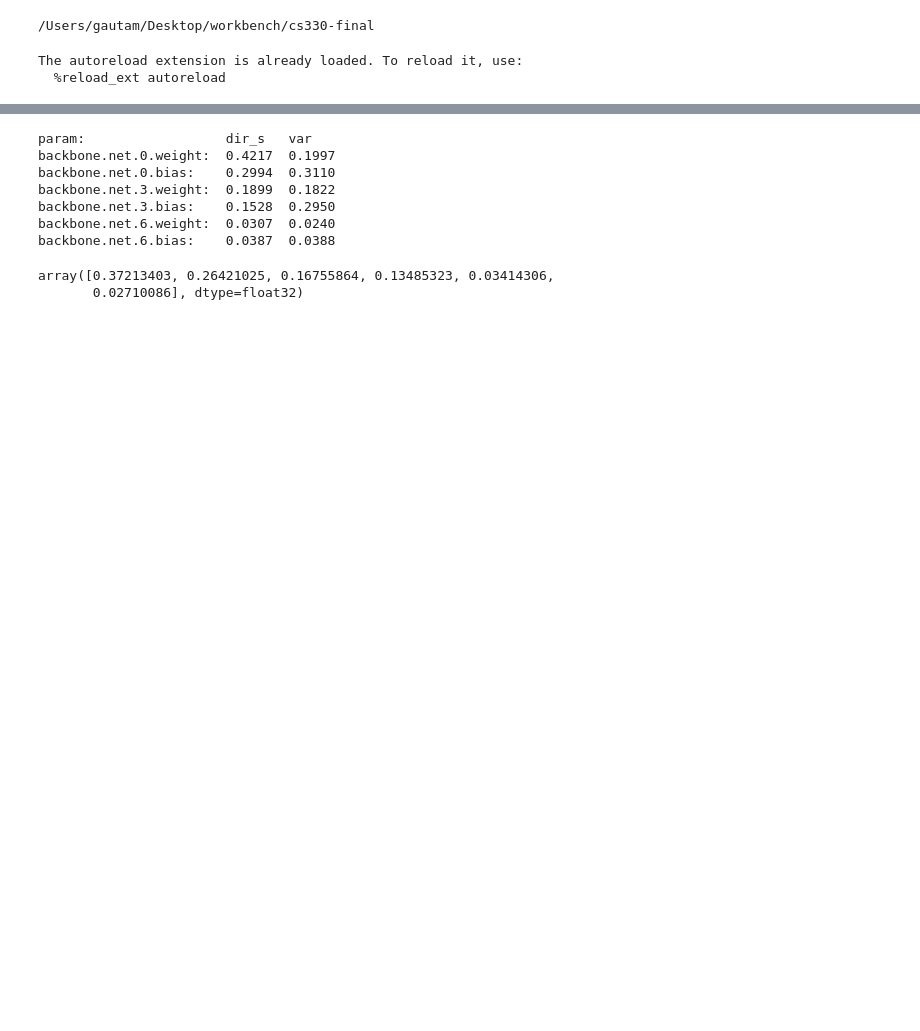
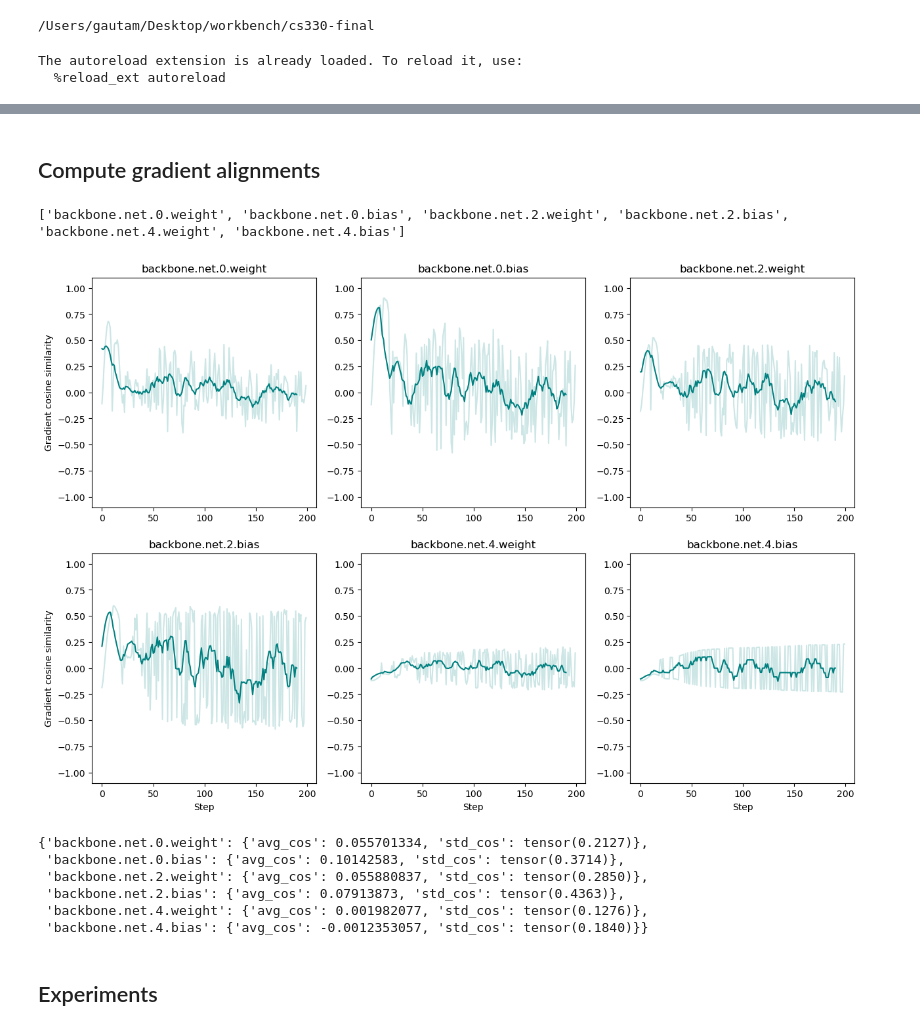
Before and after one commit to zedian/CS330-FinalProject, a Jupyter notebook: nb/scr2.ipynb, the cells around one changed output, grey strips where cells are left out. Cells and saved outputs as stored; diff of their text form; code cells hidden in the pictures; blank space fills up the shorter version.

```diff
--- a/nb/scr2.ipynb
+++ b/nb/scr2.ipynb
@@ -185,0 +60,2 @@ step 190 {'t0': 0.1518026739358902, 't1': 0.17539730668067932}
+# %% [markdown]
+## Compute gradient alignments
@@ -186,37 +83,50 @@ step 190 {'t0': 0.1518026739358902, 't1': 0.17539730668067932}
 # %%
-param_keys = ['backbone.' + k for k in list(mtl.backbone.state_dict().keys())]
+param_keys = ['backbone.' + k for k in list(shared_mtl.backbone.state_dict().keys())]
+print(param_keys)
 
-print('param: \t\t\tdir_s\tvar')
+heuristic_results = {}
 
-values = []
+# plots
+n_rows = 2
+n_cols = 3
+fig, axes = plt.subplots(n_rows, n_cols, figsize=(15, 10))
 
-for key in param_keys:
+for i, key in enumerate(param_keys):
+    # get gradients
     g0 = stack_grad(grads, 't0', key)
     g1 = stack_grad(grads, 't1', key)
 
+    # heuristics computations
     cosine = torch.sum(F.normalize(g0, dim=-1) * F.normalize(g1, dim=-1), dim=-1)
-    smooth_cos = low_pass_filter(cosine, filter_size=10)[0]
+    smooth_cos = low_pass_filter(cosine[None], filter_size=10)[0][0]
 
-    print(f'{key}: \t{smooth_cos.mean():.4f}\t{cosine.var():.4f}')
-    values.append(smooth_cos.mean())
+    avg_smoothed_cos = smooth_cos.mean()
+    std_cos = cosine.std()
 
-    # plt.title(key)
-    # plt.ylim([-1.1, 1.1])
-    # plt.plot(cosine)
-    # plt.plot(smooth_cos)
-    # plt.show()
+    heuristic_results[key] = {'avg_cos': avg_smoothed_cos, 'std_cos': std_cos}
+
+    # plot
+    row, col = i // n_cols, i % n_cols
+    ax = axes[row][col]
+    ax.set_title(key)
+    if col == 0:
+        ax.set_ylabel('Gradient cosine similarity')
+    if row == n_rows - 1:
+        ax.set_xlabel('Step')
+    ax.set_ylim([-1.1, 1.1])
+    ax.plot(cosine, color='teal', alpha=0.2)
+    ax.plot(smooth_cos, color='teal')
 # %% [output]
-param:                  dir_s   var
-backbone.net.0.weight:  0.4217  0.1997
-backbone.net.0.bias:    0.2994  0.3110
-backbone.net.3.weight:  0.1899  0.1822
-backbone.net.3.bias:    0.1528  0.2950
-backbone.net.6.weight:  0.0307  0.0240
-backbone.net.6.bias:    0.0387  0.0388
+['backbone.net.0.weight', 'backbone.net.0.bias', 'backbone.net.2.weight', 'backbone.net.2.bias', 'backbone.net.4.weight', 'backbone.net.4.bias']
+[figure, added]
 # %%
-import numpy as np
-v = sorted(values, reverse=True)
-v / np.sum(v)
+heuristic_results
 # %% [output]
-array([0.37213403, 0.26421025, 0.16755864, 0.13485323, 0.03414306,
-       0.02710086], dtype=float32)
+{'backbone.net.0.weight': {'avg_cos': 0.055701334, 'std_cos': tensor(0.2127)},
+ 'backbone.net.0.bias': {'avg_cos': 0.10142583, 'std_cos': tensor(0.3714)},
+ 'backbone.net.2.weight': {'avg_cos': 0.055880837, 'std_cos': tensor(0.2850)},
+ 'backbone.net.2.bias': {'avg_cos': 0.07913873, 'std_cos': tensor(0.4363)},
+ 'backbone.net.4.weight': {'avg_cos': 0.001982077, 'std_cos': tensor(0.1276)},
+ 'backbone.net.4.bias': {'avg_cos': -0.0012353057, 'std_cos': tensor(0.1840)}}
+# %% [markdown]
+## Experiments
```
Also changed, not shown: parts of 14 cells of this notebook, 3 other files.
